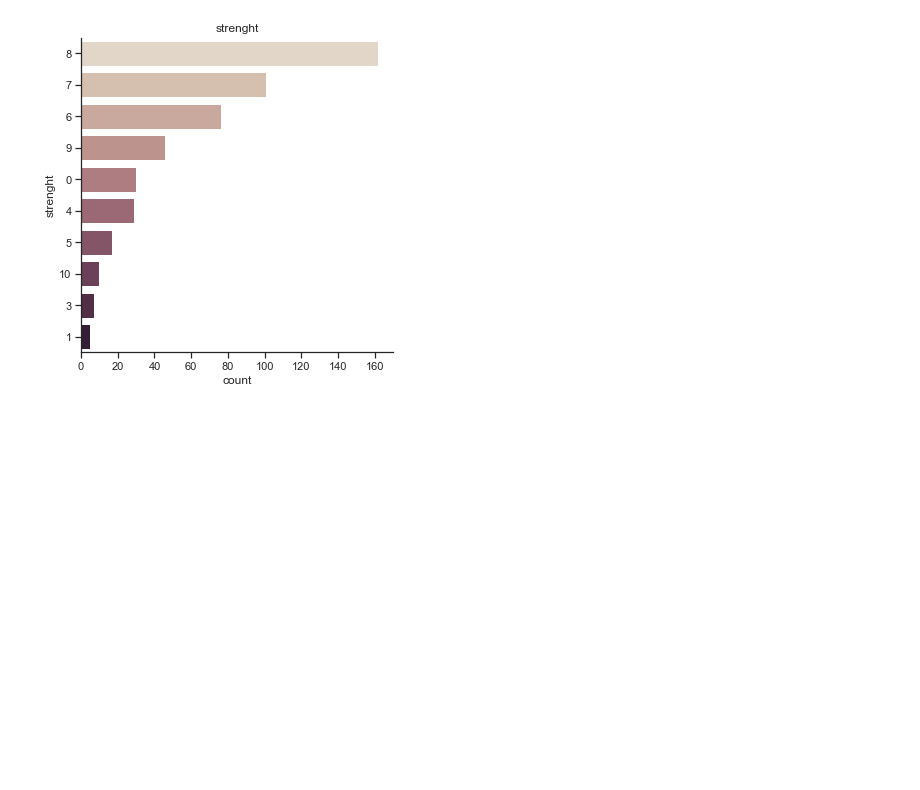
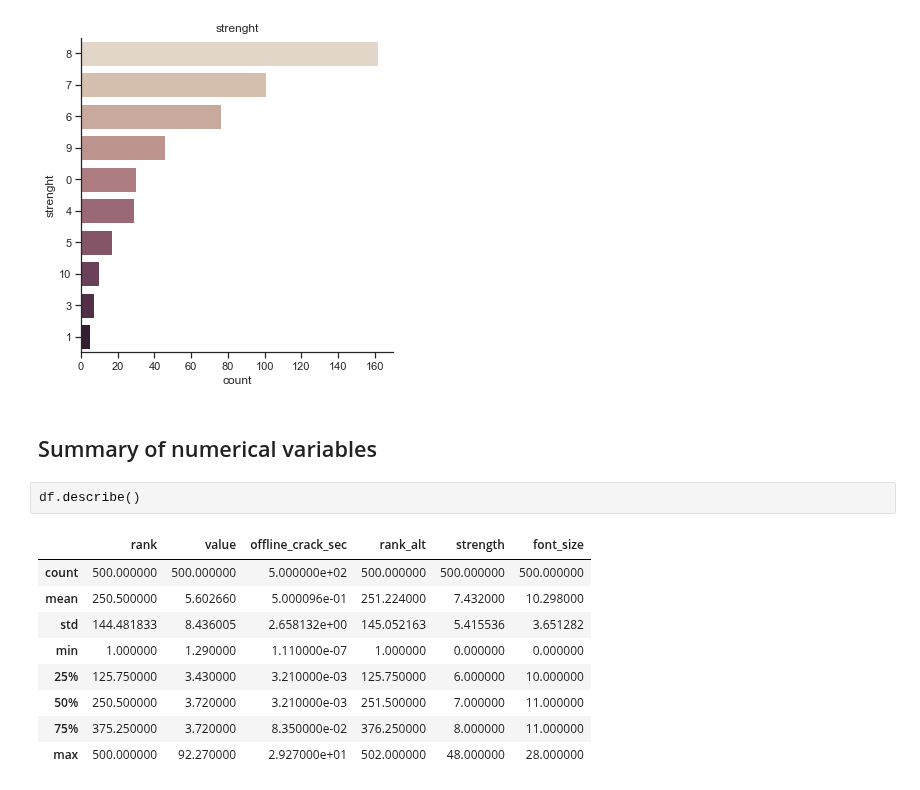
Before and after one commit to kirenz/eda, a Jupyter notebook: 01-3-passwords.ipynb, the cells around one changed output. Saved outputs shown, nothing was run; the diff lists cells and outputs as text; blank space fills up the shorter version.

```diff
--- a/01-3-passwords.ipynb
+++ b/01-3-passwords.ipynb
@@ -122,3 +122,17 @@ for i in CATEGORICAL:
 [figure]
 [figure]
 [figure]
+# %% [markdown]
+## Summary of numerical variables
+# %%
+df.describe()
+# %% [output]
+|  | rank | value | offline_crack_sec | rank_alt | strength | font_size |
+| count | 500.000000 | 500.000000 | 5.000000e+02 | 500.000000 | 500.000000 | 500.000000 |
+| mean | 250.500000 | 5.602660 | 5.000096e-01 | 251.224000 | 7.432000 | 10.298000 |
+| std | 144.481833 | 8.436005 | 2.658132e+00 | 145.052163 | 5.415536 | 3.651282 |
+| min | 1.000000 | 1.290000 | 1.110000e-07 | 1.000000 | 0.000000 | 0.000000 |
+| 25% | 125.750000 | 3.430000 | 3.210000e-03 | 125.750000 | 6.000000 | 10.000000 |
+| 50% | 250.500000 | 3.720000 | 3.210000e-03 | 251.500000 | 7.000000 | 11.000000 |
+| 75% | 375.250000 | 3.720000 | 8.350000e-02 | 376.250000 | 8.000000 | 11.000000 |
+| max | 500.000000 | 92.270000 | 2.927000e+01 | 502.000000 | 48.000000 | 28.000000 |
```
